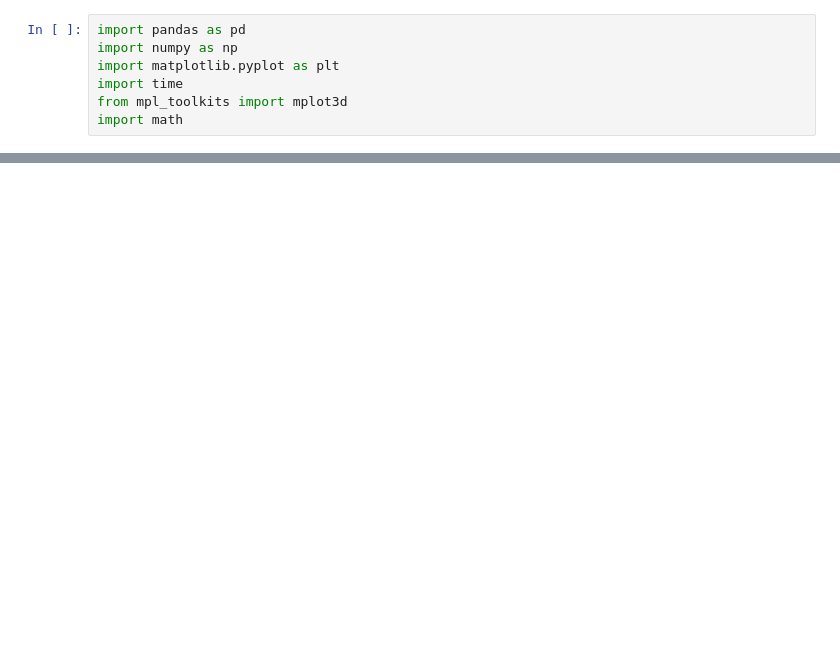
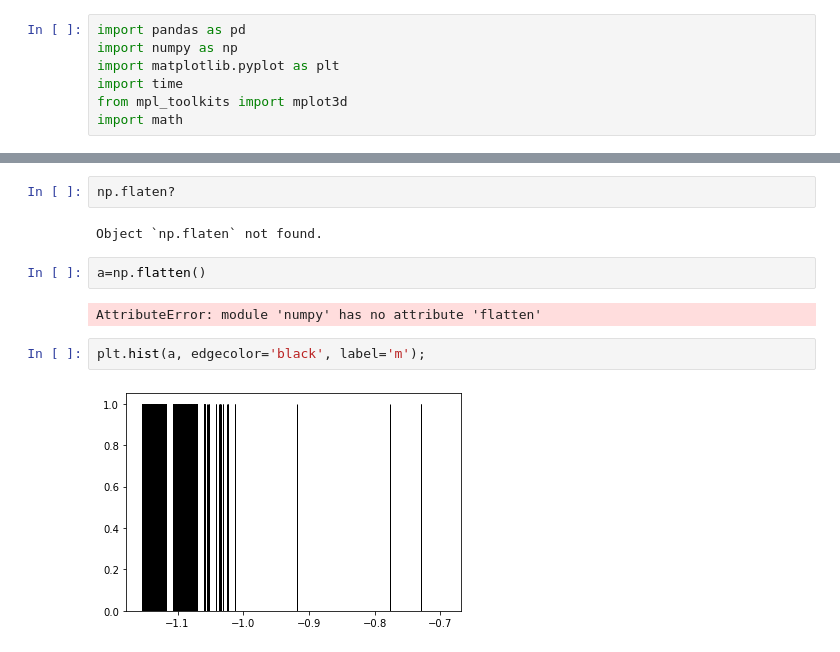
Before and after one commit to DCIDA2019/dcida2020ii-mchvz, a Jupyter notebook: Oct_16/Likelihood_3.ipynb, the cells around one changed output, grey strips where cells are left out. Saved outputs shown, nothing was run; the diff lists cells and outputs as text; blank space fills up the shorter version.

```diff
--- a/Oct_16/Likelihood_3.ipynb
+++ b/Oct_16/Likelihood_3.ipynb
@@ -137 +186,13 @@ Text(0,0.5,'b')
+# %%
+np.flaten?
+# %% [output]
+Object `np.flaten` not found.
+# %%
+a=np.flatten()
+# %% [output]
+AttributeError: module 'numpy' has no attribute 'flatten'
+# %%
+plt.hist(a, edgecolor='black', label='m');
+# %% [output]
+[figure, added]
 # %%
```
Also changed, not shown: parts of 13 cells of this notebook.
